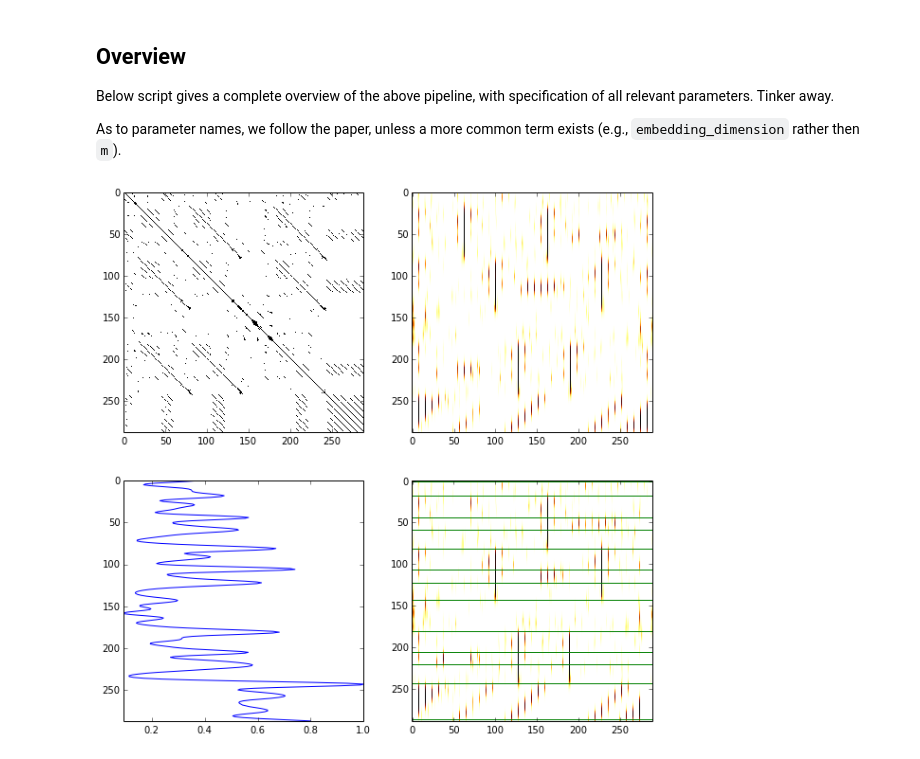
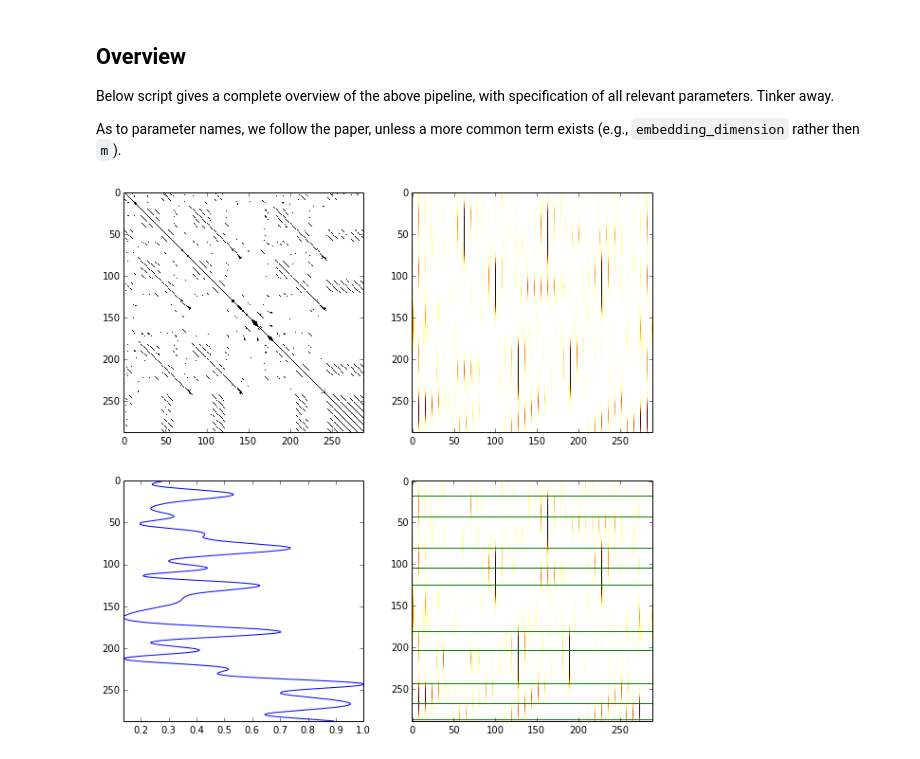
Before and after one commit to jvbalen/segmentation_demo, a Jupyter notebook: segmentation_demo.ipynb, the cells around one changed output. Cells and saved outputs as stored; diff of their text form; code cells hidden in the pictures.

```diff
--- a/segmentation_demo.ipynb
+++ b/segmentation_demo.ipynb
@@ -46,12 +46,11 @@ def load_chroma(uri):
     """
     chroma_file = 'data/' + uri + '.csv'
     chroma_data = read_csv(chroma_file)
-    chroma = chroma_data.values
-    return chroma
+    return chroma_data.values
 
 
 # test
 chroma_example = load_chroma(example_uri)
-fig, ax = subplots(1, figsize=(16,2))
+fig, ax = subplots(1, figsize=(12,2))
 ax.imshow(chroma_example.T, origin='lower', interpolation='nearest', aspect='auto', cmap='afmhot');
 # %% [output]
@@ -238,7 +237,7 @@ def novelty_curve_peaks(novelty, min_distance=12, peak_thr=0.05):
     Args:
         novelty (1d-array): novelty curve
         min_distance (int): minimum distance between peaks
-        peak_thr: minimum peak height relative to max(novelty)
+        peak_thr: peak height threshold relative to max(novelty)
 
     Returns:
         1d-array: peak locations in frames
@@ -285,40 +284,40 @@ example_uri = example_uris[n_example]
 
 # set parameters
 
-embedding_dimension = 4    # serra: m = embedding_di4 (though at hop_length 0.14 s)
-delay = 1                  # serra: 1
+embedding_dimension = 4    # serra: embedding_dimension = m = 4 (though at hop_length 0.14 s)
+delay = 1                  # serra: delay = tau = 1
 dist_metric = 'euclidean'  # serra: 'euclidean'
 kappa = 0.04               # serra: 0.04
-s_t, s_l = 32, 1           # serra: 30 s, 0.3 s
-min_distance = 12          # serra: lambda = 2 x min_distance = 12 s
+s_t, s_l = 60, 1           # serra: 30 s, 0.3 s ~ 60 beats, 1 beat
+min_distance = 12          # serra: lambda = 2 x min_distance = 12 s => min_distance ~ 12 beats
 peak_thr = 0.05            # serra: 0.05
 
 # load pre-computed chroma features
 
 chroma_example = load_chroma(example_uri)
 
 # compute boundaries
 
 dc_example = delay_coordinates(chroma_example, embedding_dimension=embedding_dimension, delay=delay)
 
 recurrence_example = recurrence_matrix(dc_example, dist_metric=dist_metric, kappa=kappa)
 
 sf_example = structure_features(recurrence_example, s_t=s_t, s_l=s_l)
 
 novelty_example = novelty_curve(sf_example)
 
 boundaries_example = novelty_curve_peaks(novelty_example, min_distance=min_distance, peak_thr=peak_thr)
 
 # plot results
 
 fig, ax = subplots(2, 2, figsize=(10,10))
 ax[0,0].imshow(-recurrence_example, interpolation='nearest', aspect='auto', cmap='afmhot');
 ax[0,1].imshow(-sf_example, interpolation='nearest', aspect='auto', cmap='afmhot');
 
 ax[1,0].plot(novelty_example, np.arange(len(novelty_example)));
 ax[1,0].invert_yaxis()
 ax[1,0].autoscale(tight=True)
 
 plot_boundaries(-sf_example, boundaries_example, ax=ax[1,1])
 # %% [output]
-[figure, old version]
+[figure, new version]
```
Also changed, not shown: parts of 4 cells of this notebook.
